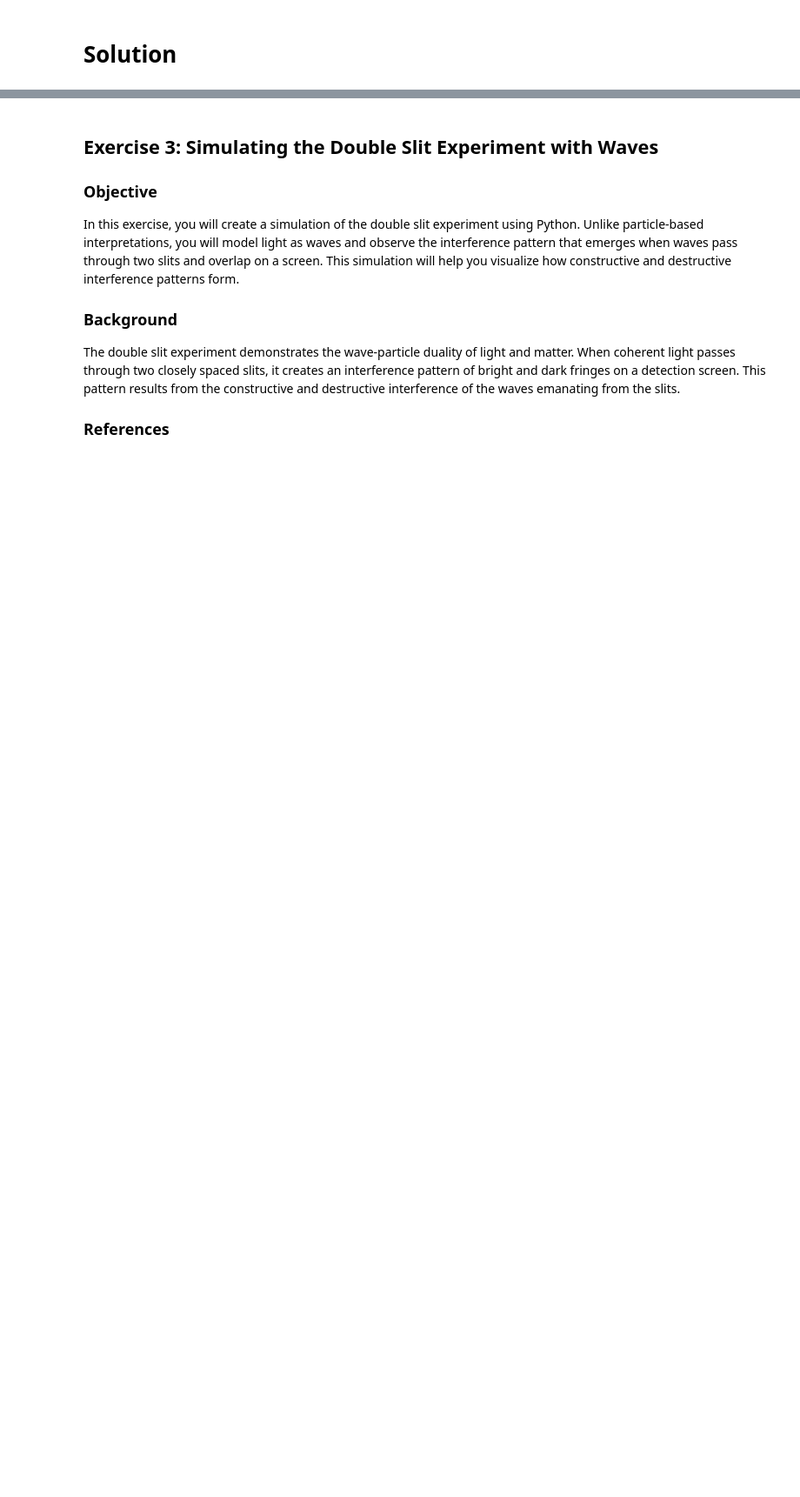
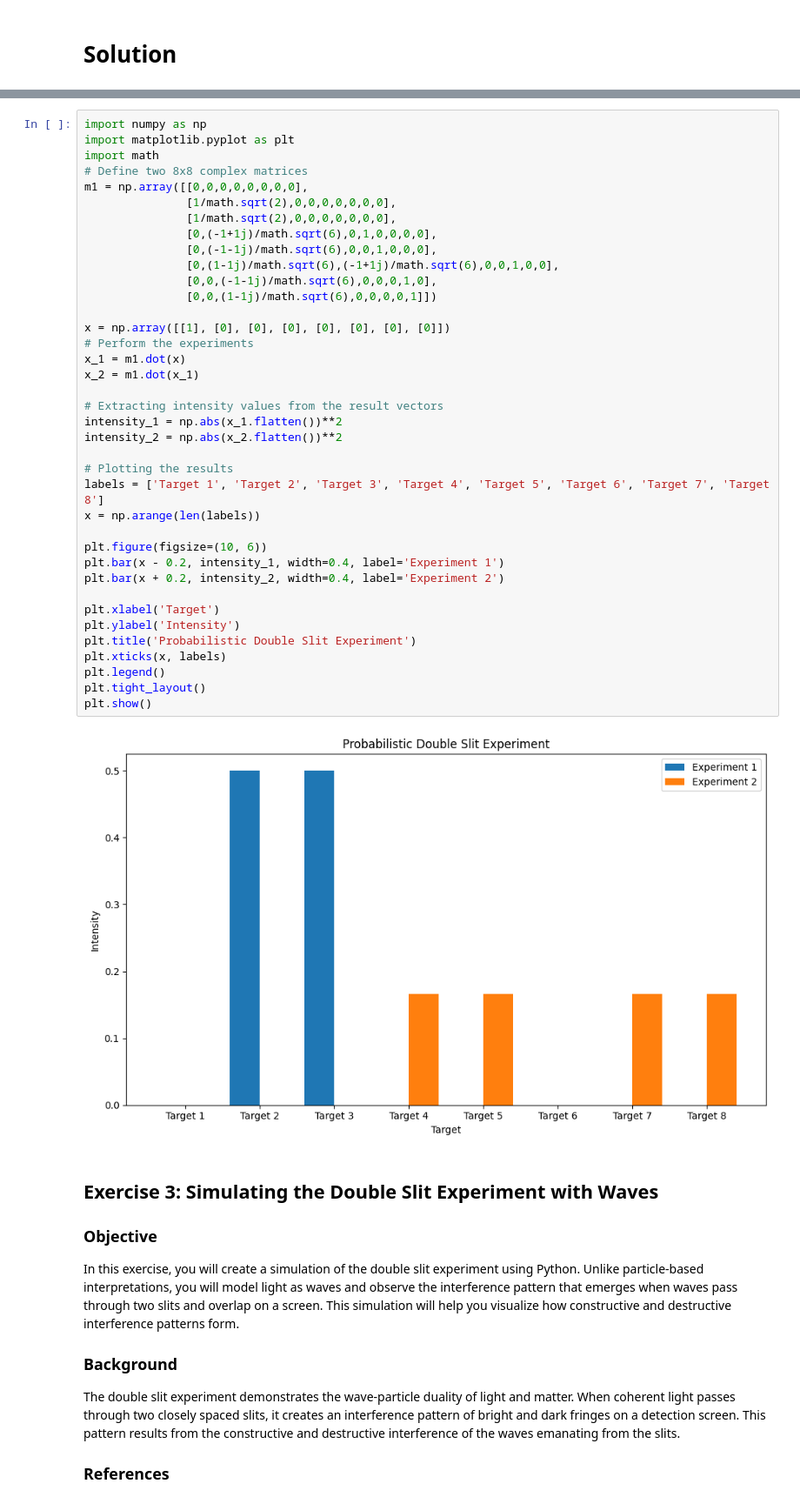
Before and after one commit to mayerllyyo/ClassicToCuantum, a Jupyter notebook: TallerClasicToQuantum.ipynb, the cells around one changed output, grey strips where cells are left out. Shown: that part at 87% size. Saved outputs shown, nothing was run; the diff lists cells and outputs as text; blank space fills up the shorter version.

```diff
--- a/TallerClasicToQuantum.ipynb
+++ b/TallerClasicToQuantum.ipynb
@@ -143,3 +147,43 @@ plt.show()
+# %%
+import numpy as np
+import matplotlib.pyplot as plt
+import math
+# Define two 8x8 complex matrices
+m1 = np.array([[0,0,0,0,0,0,0,0],
+               [1/math.sqrt(2),0,0,0,0,0,0,0],
+               [1/math.sqrt(2),0,0,0,0,0,0,0],
+               [0,(-1+1j)/math.sqrt(6),0,1,0,0,0,0],
+               [0,(-1-1j)/math.sqrt(6),0,0,1,0,0,0],
+               [0,(1-1j)/math.sqrt(6),(-1+1j)/math.sqrt(6),0,0,1,0,0],
+               [0,0,(-1-1j)/math.sqrt(6),0,0,0,1,0],
+               [0,0,(1-1j)/math.sqrt(6),0,0,0,0,1]])
+
+x = np.array([[1], [0], [0], [0], [0], [0], [0], [0]])
+# Perform the experiments
+x_1 = m1.dot(x)
+x_2 = m1.dot(x_1)
+
+# Extracting intensity values from the result vectors
+intensity_1 = np.abs(x_1.flatten())**2
+intensity_2 = np.abs(x_2.flatten())**2
+
+# Plotting the results
+labels = ['Target 1', 'Target 2', 'Target 3', 'Target 4', 'Target 5', 'Target 6', 'Target 7', 'Target 8']
+x = np.arange(len(labels))
+
+plt.figure(figsize=(10, 6))
+plt.bar(x - 0.2, intensity_1, width=0.4, label='Experiment 1')
+plt.bar(x + 0.2, intensity_2, width=0.4, label='Experiment 2')
+
+plt.xlabel('Target')
+plt.ylabel('Intensity')
+plt.title('Probabilistic Double Slit Experiment')
+plt.xticks(x, labels)
+plt.legend()
+plt.tight_layout()
+plt.show()
+# %% [output]
+[figure, added]
 # %% [markdown]
 ## Exercise 3: Simulating the Double Slit Experiment with Waves
 
```
Also changed, not shown: parts of 3 cells of this notebook.
